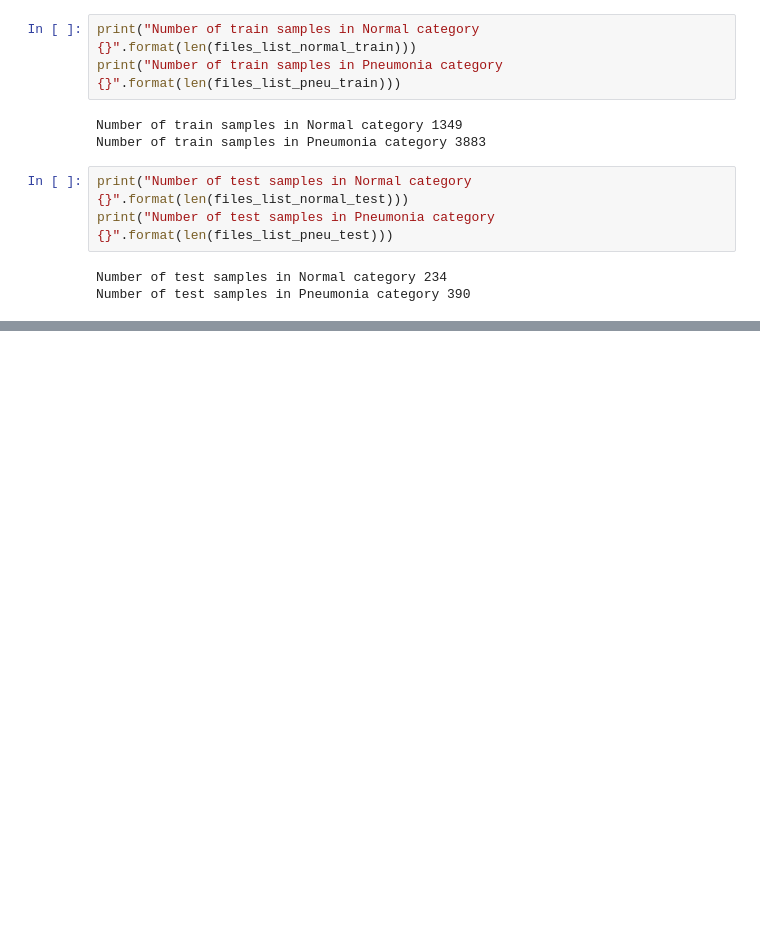
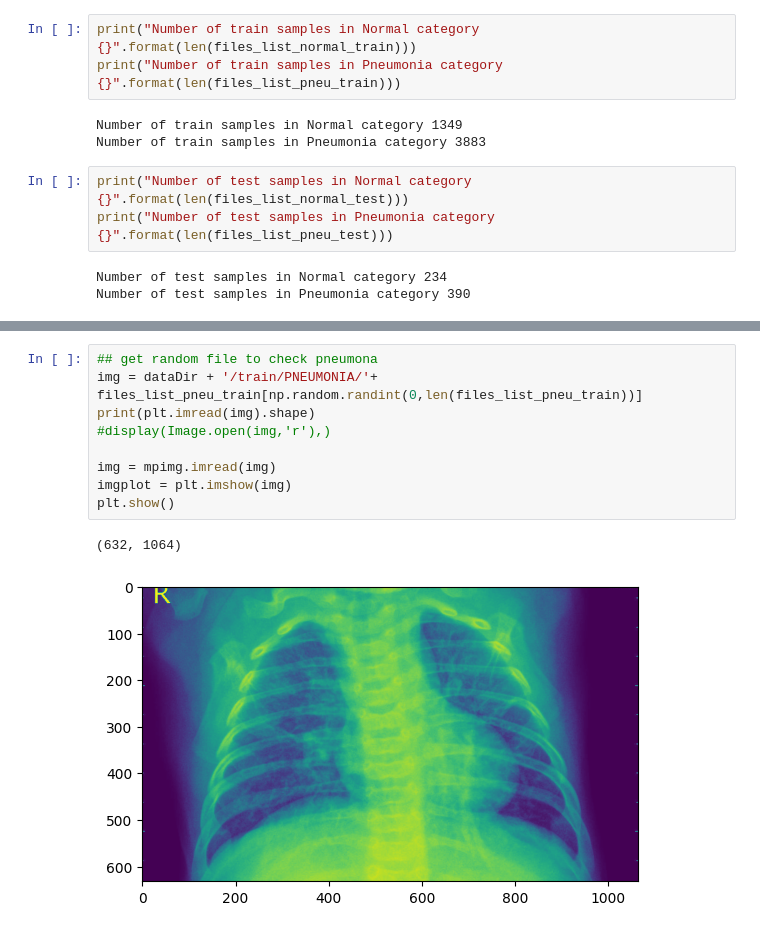
Before and after one commit to rkaunismaa/ComputerVisionProjectsWithPyTorch, a Jupyter notebook: Chapter_02/ImageClassification.ipynb, the cells around one changed output, grey strips where cells are left out. Drawn from its saved outputs; the diff is of its cells as text; blank space fills up the shorter version.

```diff
--- a/Chapter_02/ImageClassification.ipynb
+++ b/Chapter_02/ImageClassification.ipynb
@@ -65,0 +80,12 @@ Number of test samples in Pneumonia category 390
+# %%
+## get random file to check pneumona
+img = dataDir + '/train/PNEUMONIA/'+ files_list_pneu_train[np.random.randint(0,len(files_list_pneu_train))]
+print(plt.imread(img).shape)
+#display(Image.open(img,'r'),)
+
+img = mpimg.imread(img)
+imgplot = plt.imshow(img)
+plt.show()
+# %% [output]
+(632, 1064)
+[figure, added]
```
Also changed, not shown: parts of 12 cells of this notebook.
